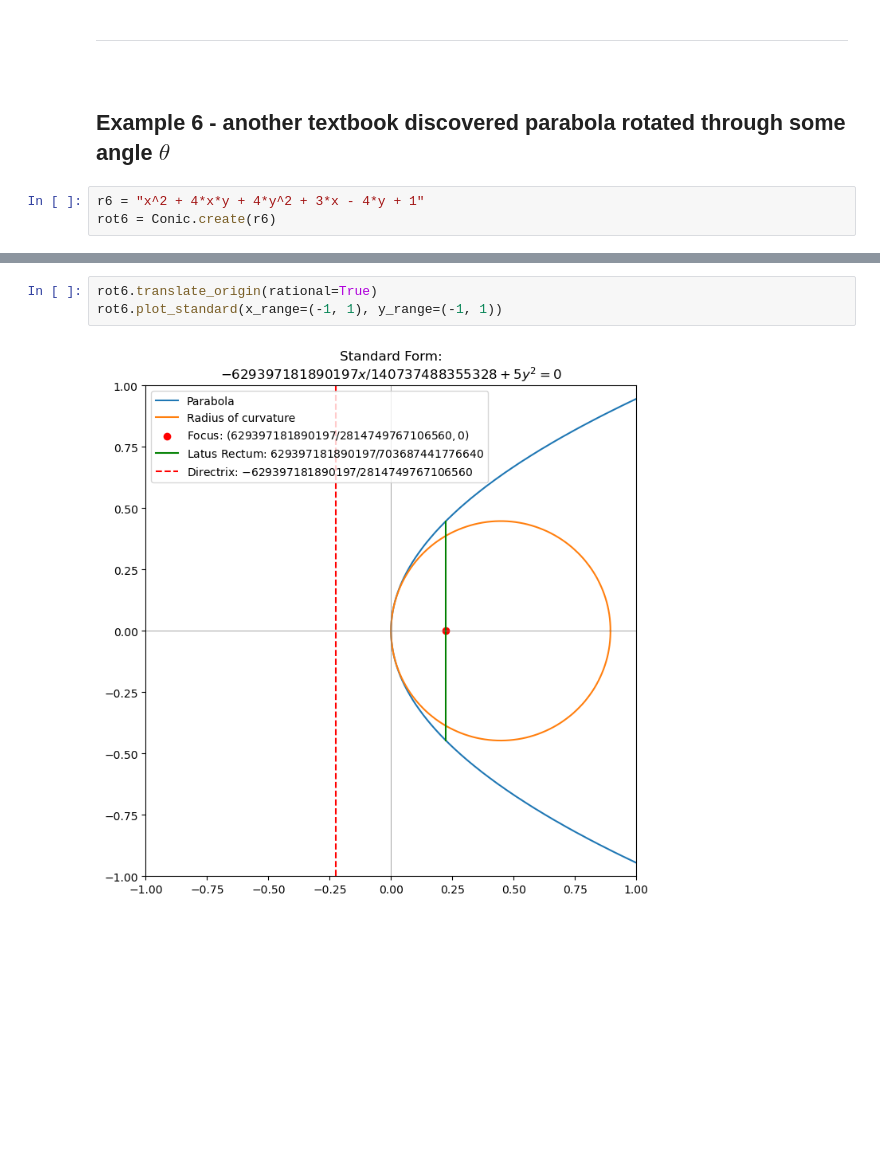
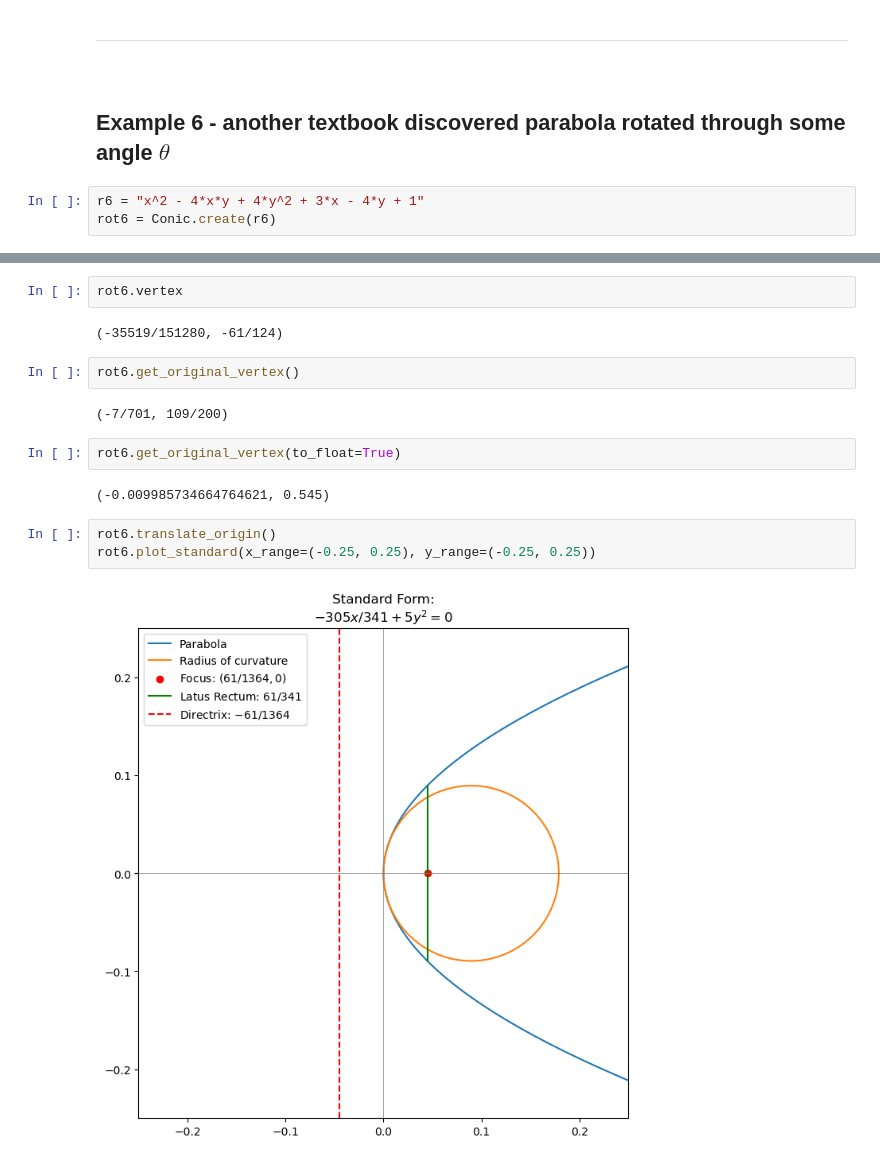
Before and after one commit to pineapple-bois/conic, a Jupyter notebook: Notebooks/Parabolas.ipynb, the cells around one changed output, grey strips where cells are left out. Cells and saved outputs as stored; diff of their text form; blank space fills up the shorter version.

```diff
--- a/Notebooks/Parabolas.ipynb
+++ b/Notebooks/Parabolas.ipynb
@@ -608,7 +583,7 @@ rot5.plot_standard(x_range=(-7, 7), y_range=(-7, 7))
 &nbsp;
 ## Example 6 - another textbook discovered parabola rotated through some angle $\theta$
 # %%
-r6 = "x^2 + 4*x*y + 4*y^2 + 3*x - 4*y + 1"
+r6 = "x^2 - 4*x*y + 4*y^2 + 3*x - 4*y + 1"
 rot6 = Conic.create(r6)
 # %%
 rot6.get_info()
@@ -638,5 +608,17 @@ rot6.plot_parabola()
+# %%
+rot6.vertex
+# %% [output]
+(-35519/151280, -61/124)
+# %%
+rot6.get_original_vertex()
+# %% [output]
+(-7/701, 109/200)
+# %%
+rot6.get_original_vertex(to_float=True)
+# %% [output]
+(-0.009985734664764621, 0.545)
 # %%
-rot6.translate_origin(rational=True)
-rot6.plot_standard(x_range=(-1, 1), y_range=(-1, 1))
+rot6.translate_origin()
+rot6.plot_standard(x_range=(-0.25, 0.25), y_range=(-0.25, 0.25))
 # %% [output]
-[figure, old version]
+[figure, new version]
```
Also changed, not shown: parts of 37 cells of this notebook.
